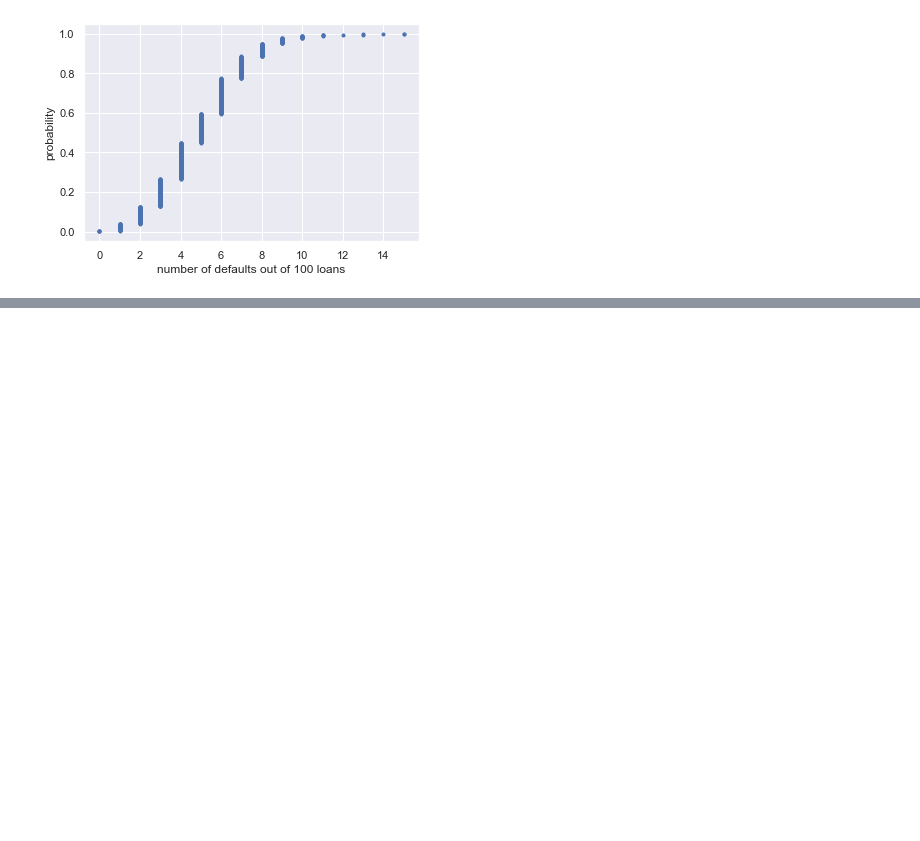
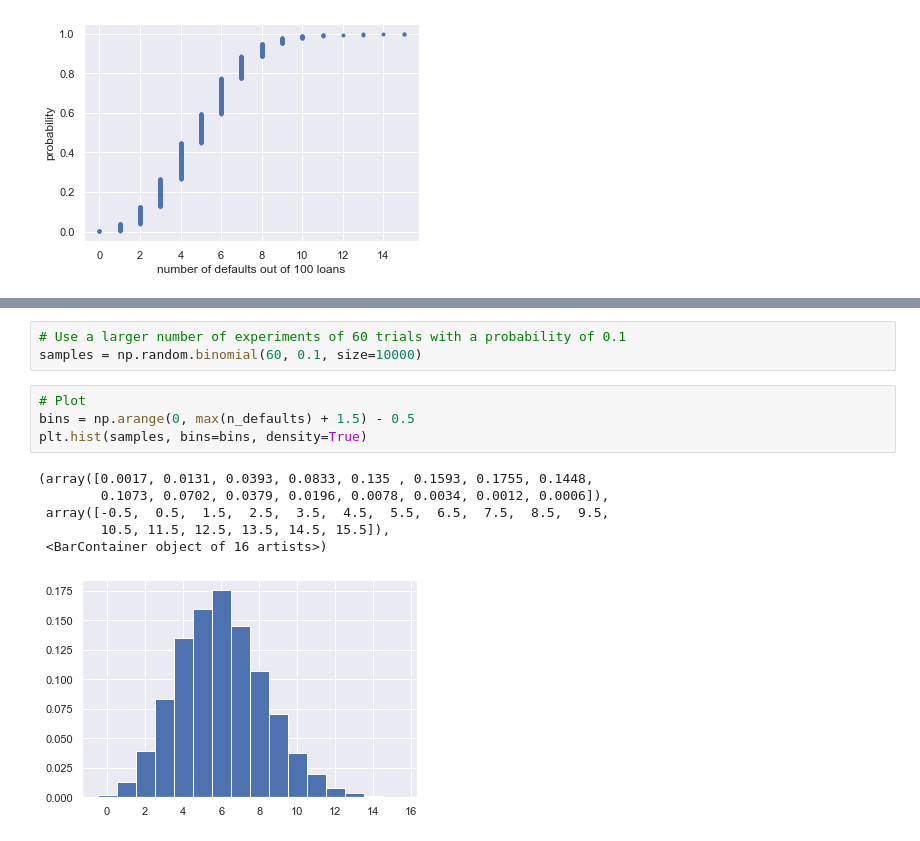
Before and after one commit to kipmadden/Statistical-Thinking, a Jupyter notebook: Election Data 2008.ipynb, the cells around one changed output, grey strips where cells are left out. Saved outputs shown, nothing was run; the diff lists cells and outputs as text; blank space fills up the shorter version.

Commit message:
Continued Hacker Statistics adding Binomial and Poisson

```diff
--- a/Election Data 2008.ipynb
+++ b/Election Data 2008.ipynb
@@ -263,0 +258,14 @@ Probability of losing money = [0.    0.    0.    0.    0.    0.    0.    0.    0
+# %%
+# Use a larger number of experiments of 60 trials with a probability of 0.1
+samples = np.random.binomial(60, 0.1, size=10000)
+# %%
+# Plot
+bins = np.arange(0, max(n_defaults) + 1.5) - 0.5
+plt.hist(samples, bins=bins, density=True)
+# %% [output]
+(array([0.0017, 0.0131, 0.0393, 0.0833, 0.135 , 0.1593, 0.1755, 0.1448,
+        0.1073, 0.0702, 0.0379, 0.0196, 0.0078, 0.0034, 0.0012, 0.0006]),
+ array([-0.5,  0.5,  1.5,  2.5,  3.5,  4.5,  5.5,  6.5,  7.5,  8.5,  9.5,
+        10.5, 11.5, 12.5, 13.5, 14.5, 15.5]),
+ <BarContainer object of 16 artists>)
+[figure, added]
```
Also changed, not shown: parts of 9 cells of this notebook.
